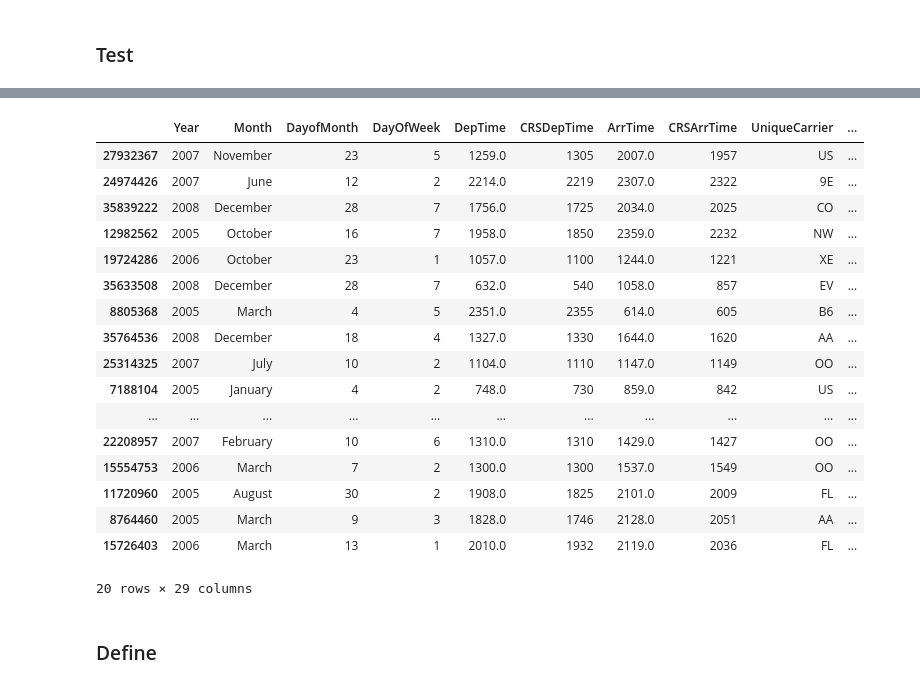
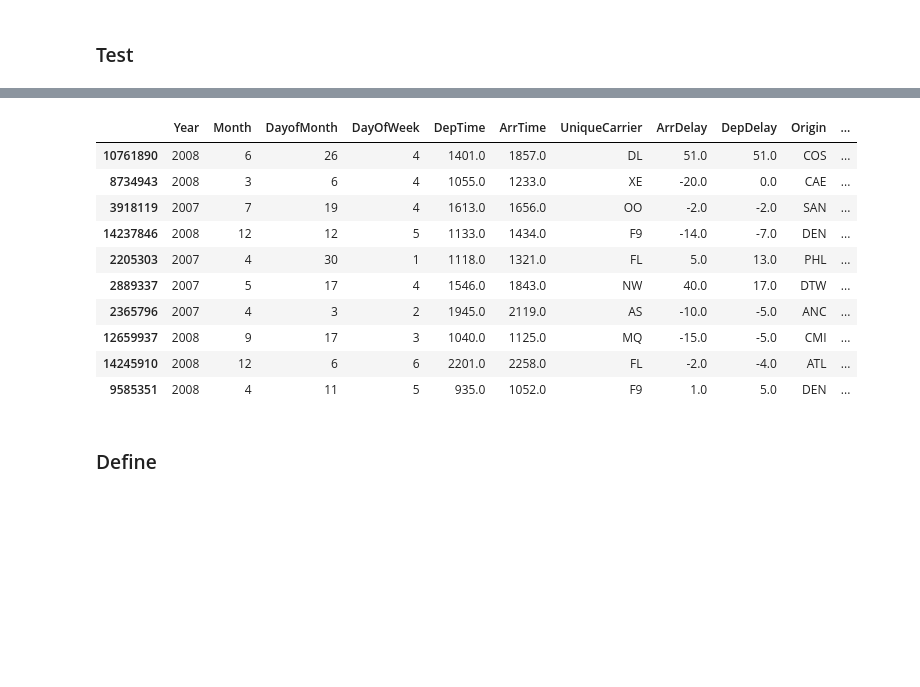
Before and after one commit to ManalAlkallas/Ford_GoBike_Analysis, a Jupyter notebook: Flight_Dataset.ipynb, the cells around one changed output, grey strips where cells are left out. Drawn from its saved outputs; the diff is of its cells as text; code cells hidden in the pictures; blank space fills up the shorter version.

```diff
--- a/Flight_Dataset.ipynb
+++ b/Flight_Dataset.ipynb
@@ -305,7 +318,8 @@ I'll start by looking at the distribution of the main variable of interest: pric
 ### Code
 # %%
 # drop un necessary columns
-df.drop(['CRSDepTime', 'CRSArrTime','TailNum', 'FlightNum', 'TaxiIn','TaxiOut', 'ActualElapsedTime','CRSElapsedTime','AirTime'], axis=1, inplace=True)
+
+df.drop(['CRSDepTime', 'CRSArrTime','TailNum', 'FlightNum', 'TaxiIn','TaxiOut', 'ActualElapsedTime','CRSElapsedTime','AirTime','Diverted','CarrierDelay','WeatherDelay', 'NASDelay', 'SecurityDelay', 'LateAircraftDelay'], axis=1, inplace=True)
 # %% [markdown]
 ### Test
 # %%
@@ -351,2 +370,0 @@ memory usage: 5.9+ GB
-# %%
-df['DepDate'] = pd.to_datetime(df.Year*10000+df.Month*100+df.DayofMonth,format='%Y%m%d')
@@ -432,8 +413,6 @@ Manage missing values, Null values
 df.dropna(subset=['DepTime'], inplace=True)
 # %%
 df.dropna(subset=['ArrTime'], inplace=True)
-# %%
-df.dropna(subset=['AirTime'], inplace=True)
 # %%
 df.dropna(subset=['ArrDelay'], inplace=True)
 # %% [markdown]
@@ -468,5 +446,5 @@ df.shape
 # %% [markdown]
 ### Code
 # %%
-df['Month'] = df['Month'].apply(lambda x: calendar.month_name[x])
+#df['Month'] = df['Month'].apply(lambda x: calendar.month_name[x])
 # %% [markdown]
@@ -476,24 +476,17 @@ df.info()
 # %%
-df.sample(20)
+df.sample(10)
 # %% [output]
-|  | Year | Month | DayofMonth | DayOfWeek | DepTime | CRSDepTime | ArrTime | CRSArrTime | UniqueCarrier | ... |
-| 27932367 | 2007 | November | 23 | 5 | 1259.0 | 1305 | 2007.0 | 1957 | US | ... |
-| 24974426 | 2007 | June | 12 | 2 | 2214.0 | 2219 | 2307.0 | 2322 | 9E | ... |
-| 35839222 | 2008 | December | 28 | 7 | 1756.0 | 1725 | 2034.0 | 2025 | CO | ... |
-| 12982562 | 2005 | October | 16 | 7 | 1958.0 | 1850 | 2359.0 | 2232 | NW | ... |
-| 19724286 | 2006 | October | 23 | 1 | 1057.0 | 1100 | 1244.0 | 1221 | XE | ... |
-| 35633508 | 2008 | December | 28 | 7 | 632.0 | 540 | 1058.0 | 857 | EV | ... |
-| 8805368 | 2005 | March | 4 | 5 | 2351.0 | 2355 | 614.0 | 605 | B6 | ... |
-| 35764536 | 2008 | December | 18 | 4 | 1327.0 | 1330 | 1644.0 | 1620 | AA | ... |
-| 25314325 | 2007 | July | 10 | 2 | 1104.0 | 1110 | 1147.0 | 1149 | OO | ... |
-| 7188104 | 2005 | January | 4 | 2 | 748.0 | 730 | 859.0 | 842 | US | ... |
-| ... | ... | ... | ... | ... | ... | ... | ... | ... | ... | ... |
-| 22208957 | 2007 | February | 10 | 6 | 1310.0 | 1310 | 1429.0 | 1427 | OO | ... |
-| 15554753 | 2006 | March | 7 | 2 | 1300.0 | 1300 | 1537.0 | 1549 | OO | ... |
-| 11720960 | 2005 | August | 30 | 2 | 1908.0 | 1825 | 2101.0 | 2009 | FL | ... |
-| 8764460 | 2005 | March | 9 | 3 | 1828.0 | 1746 | 2128.0 | 2051 | AA | ... |
-| 15726403 | 2006 | March | 13 | 1 | 2010.0 | 1932 | 2119.0 | 2036 | FL | ... |
+|  | Year | Month | DayofMonth | DayOfWeek | DepTime | ArrTime | UniqueCarrier | ArrDelay | DepDelay | Origin | ... |
+| 10761890 | 2008 | 6 | 26 | 4 | 1401.0 | 1857.0 | DL | 51.0 | 51.0 | COS | ... |
+| 8734943 | 2008 | 3 | 6 | 4 | 1055.0 | 1233.0 | XE | -20.0 | 0.0 | CAE | ... |
+| 3918119 | 2007 | 7 | 19 | 4 | 1613.0 | 1656.0 | OO | -2.0 | -2.0 | SAN | ... |
+| 14237846 | 2008 | 12 | 12 | 5 | 1133.0 | 1434.0 | F9 | -14.0 | -7.0 | DEN | ... |
+| 2205303 | 2007 | 4 | 30 | 1 | 1118.0 | 1321.0 | FL | 5.0 | 13.0 | PHL | ... |
+| 2889337 | 2007 | 5 | 17 | 4 | 1546.0 | 1843.0 | NW | 40.0 | 17.0 | DTW | ... |
+| 2365796 | 2007 | 4 | 3 | 2 | 1945.0 | 2119.0 | AS | -10.0 | -5.0 | ANC | ... |
+| 12659937 | 2008 | 9 | 17 | 3 | 1040.0 | 1125.0 | MQ | -15.0 | -5.0 | CMI | ... |
+| 14245910 | 2008 | 12 | 6 | 6 | 2201.0 | 2258.0 | FL | -2.0 | -4.0 | ATL | ... |
+| 9585351 | 2008 | 4 | 11 | 5 | 935.0 | 1052.0 | F9 | 1.0 | 5.0 | DEN | ... |
-20 rows × 29 columns
 # %% [markdown]
 ### Define
 # %% [markdown]
```
Also changed, not shown: parts of 61 cells of this notebook.
